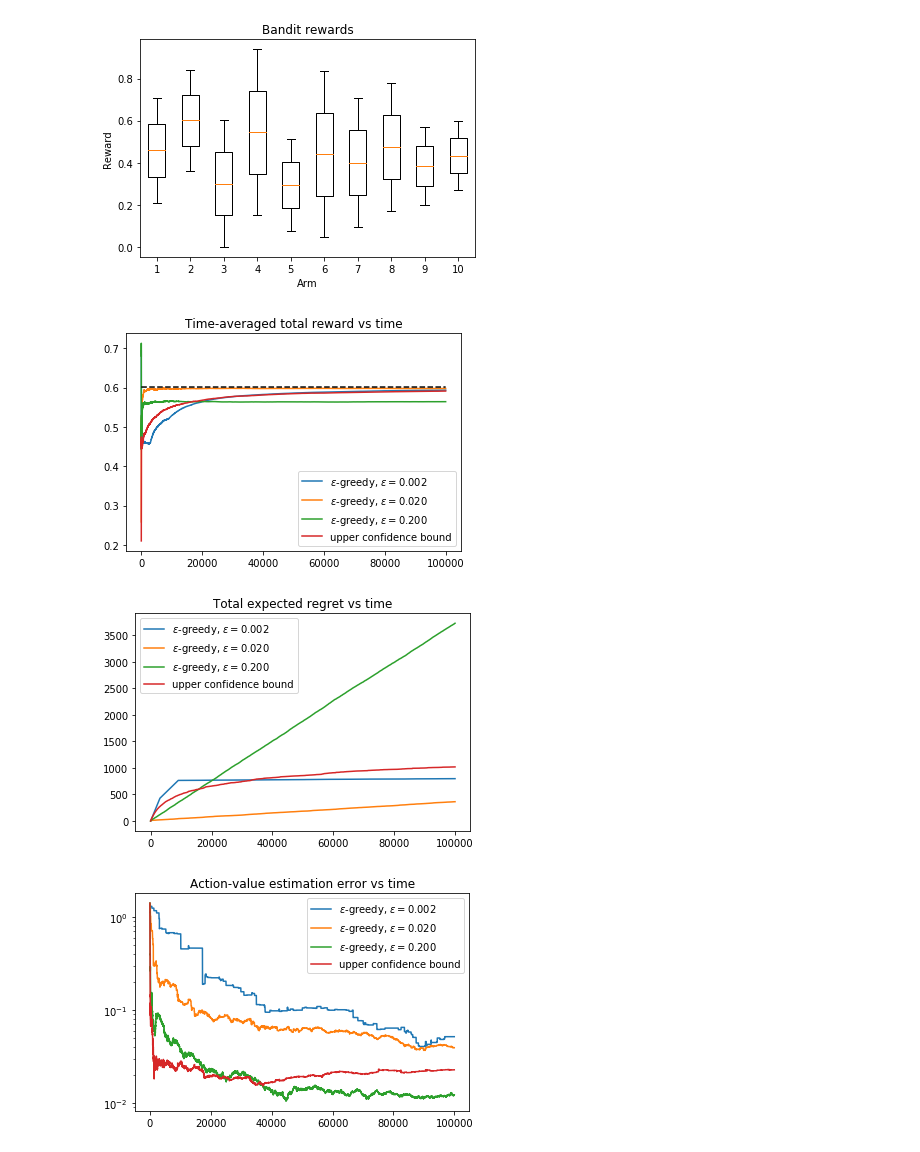
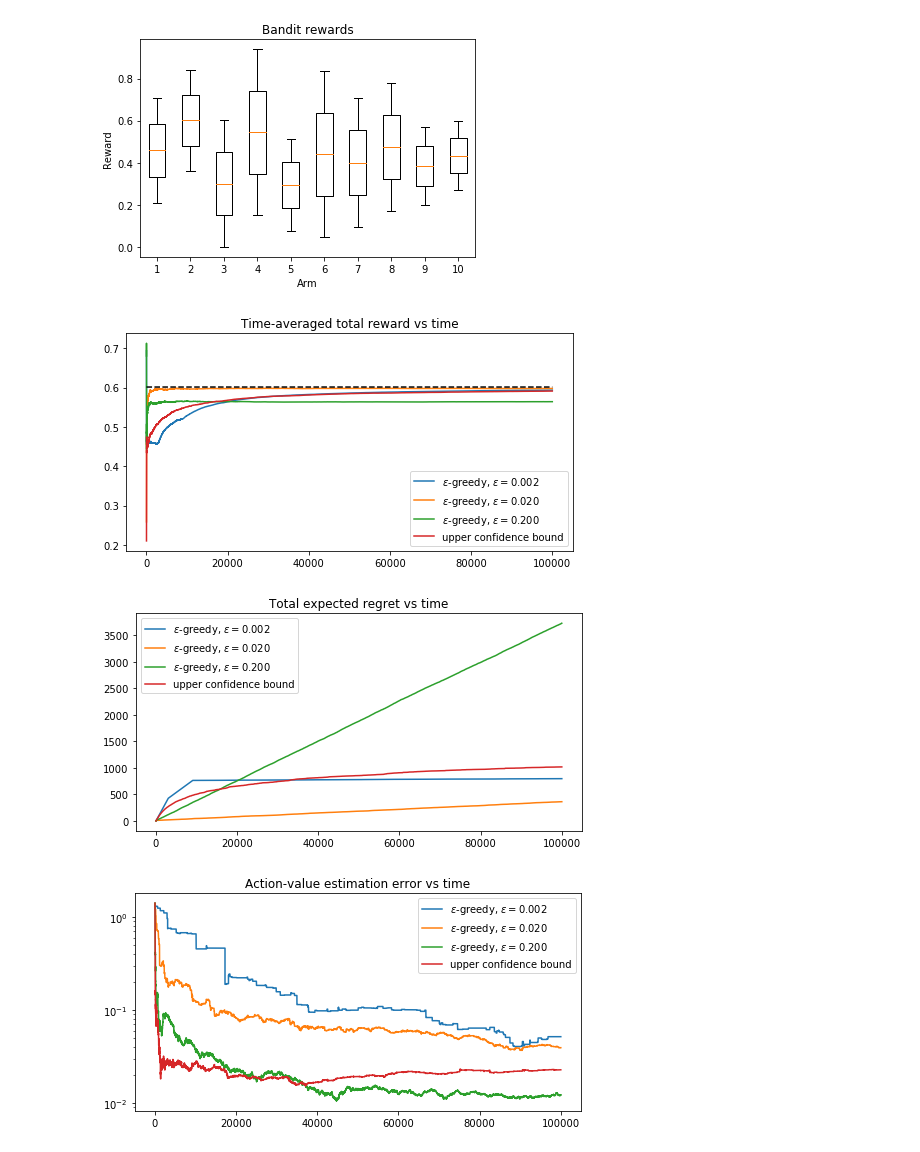
Before and after one commit to BenGravell/bandit-demo, a Jupyter notebook: bandit_demo.ipynb, the cells around one changed output. Saved outputs shown, nothing was run; the diff lists cells and outputs as text; code cells hidden in the pictures.

```diff
--- a/bandit_demo.ipynb
+++ b/bandit_demo.ipynb
@@ -22,16 +22,15 @@ npr.seed(seed)
 k = 10
 
 # Distribution limits of the rewards
-s1 = npr.rand(k)/2
-s2 = (1+npr.rand(k))/2
+r_lwr = 0.5*npr.rand(k)
+r_upr = 0.5*npr.rand(k)+0.5
 
 # Reward
 def reward(a):
-    r = s1[a] + (s2[a]-s1[a])*npr.rand()
-    return r
+    return r_lwr[a] + (r_upr[a]-r_lwr[a])*npr.rand()
 
 # True means
-q_opt = (s1+s2)/2
+q_opt = (r_lwr+r_upr)/2
 
 # Optimal action
 a_opt = np.argmax(q_opt)
@@ -43,7 +42,7 @@ def epsilon_greedy(q, t, n, epsilon=0.1):
     a = np.argmax(q)
     if npr.rand() < epsilon:
         i = npr.randint(k-1)
-        a = np.arange(k)[i if i < a else i+1]
+        a = i if i < a else i+1
     return a
 
 # Upper confidence bound policy
@@ -85,21 +84,27 @@ def experiment(policy, parameter):
         q_hist[t] = q
         n_hist[t] = n
 
-        # Update action-value function using incremental sample-average rule
+        # Update action-value function
+        # using incremental sample-average rule
         q[a] += (r - q[a])/n[a]
 
-    return q, a_hist, r_hist, q_hist, n_hist, t_hist
+    return a_hist, r_hist, q_hist, n_hist, t_hist
 # %% [markdown]
 Run the experiments
 # %%
-experiment_data_list = []
-policy_list = [epsilon_greedy, epsilon_greedy, epsilon_greedy, upper_confidence_bound]
-parameter_list = [0.002, 0.02, 0.2, 1.00]
+policy_list = [epsilon_greedy,
+               epsilon_greedy,
+               epsilon_greedy,
+               upper_confidence_bound]
+parameter_list = [0.002,
+                  0.020,
+                  0.200,
+                  1.000]
 policy_strings = ['$\epsilon$-greedy, $\epsilon=0.002$',
                   '$\epsilon$-greedy, $\epsilon=0.020$',
                   '$\epsilon$-greedy, $\epsilon=0.200$',
                   'upper confidence bound']
-
+experiment_data_list = []
 for policy, parameter in zip(policy_list, parameter_list):
     experiment_data_list.append(experiment(policy, parameter))
 # %% [markdown]
@@ -116,35 +121,35 @@ plt.show()
 # %%
 num_plots = 3
 fig_list, ax_list = [], []
 for i in range(num_plots):
-    fig, ax = plt.subplots()
+    fig, ax = plt.subplots(figsize=(8,4))
     fig_list.append(fig)
     ax_list.append(ax)
 
 for i, policy_string in enumerate(policy_strings):
-    q, a_hist, r_hist, q_hist, n_hist, t_hist = experiment_data_list[i]
+    a_hist, r_hist, q_hist, n_hist, t_hist = experiment_data_list[i]
 
     # Reward history
     ax_list[0].plot(t_hist, np.cumsum(r_hist)/(t_hist+1))
 
     # Expected regret history
     r_hist_expected = np.array([q_opt[a] for a in a_hist.astype(int)])
     regret = q_opt.max() - r_hist_expected
     ax_list[1].plot(t_hist, np.cumsum(regret))
 
     # Action-value function estimation error
     ax_list[2].semilogy(t_hist, la.norm(q_hist-q_opt, axis=1))
 
 ax_list[0].plot(t_hist, np.max(q_opt)*np.ones(nt), 'k--')
 
 title_str_list = ['Time-averaged total reward vs time',
                   'Total expected regret vs time',
                   'Action-value estimation error vs time']
 for ax, title_str in zip(ax_list, title_str_list):
     ax.set_title(title_str)
     ax.legend(policy_strings)
 plt.show()
 # %% [output]
-[figure, old version]
+[figure, new version]
-[figure, old version]
+[figure, new version]
-[figure, old version]
+[figure, new version]
```
Also changed, not shown: parts of 1 cell of this notebook.
